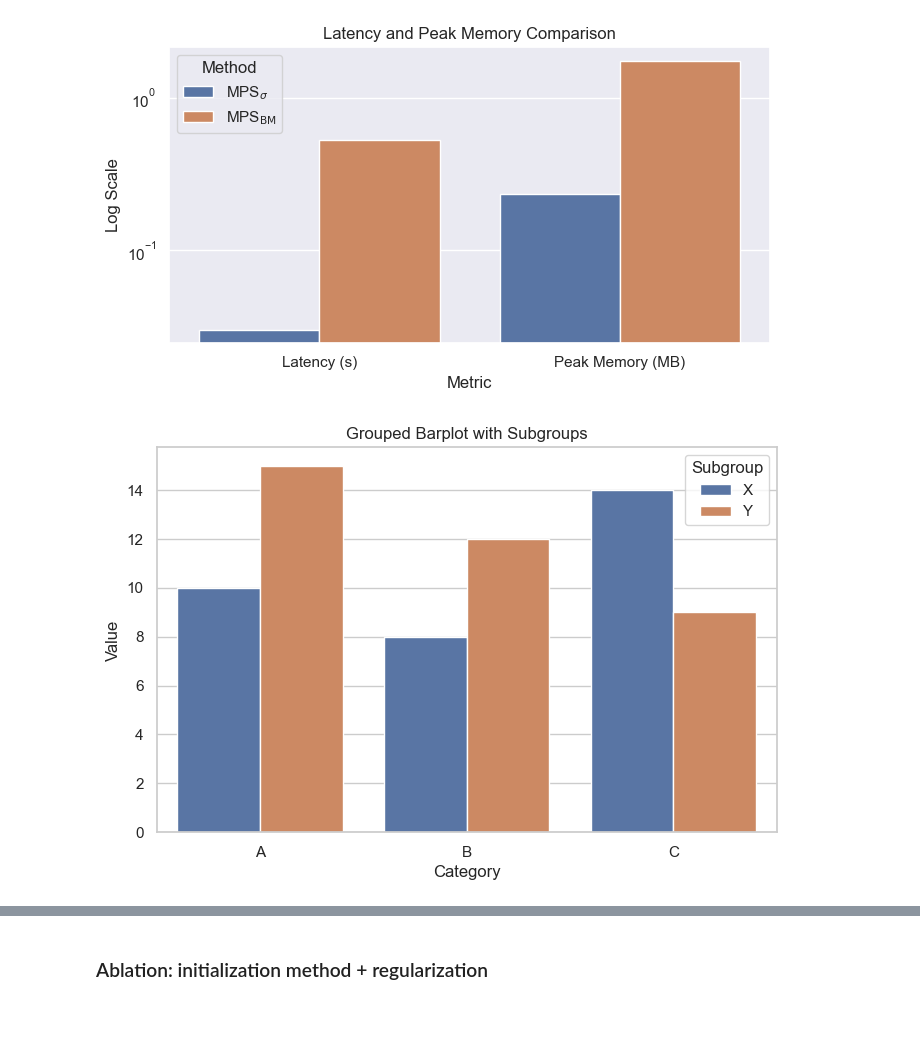
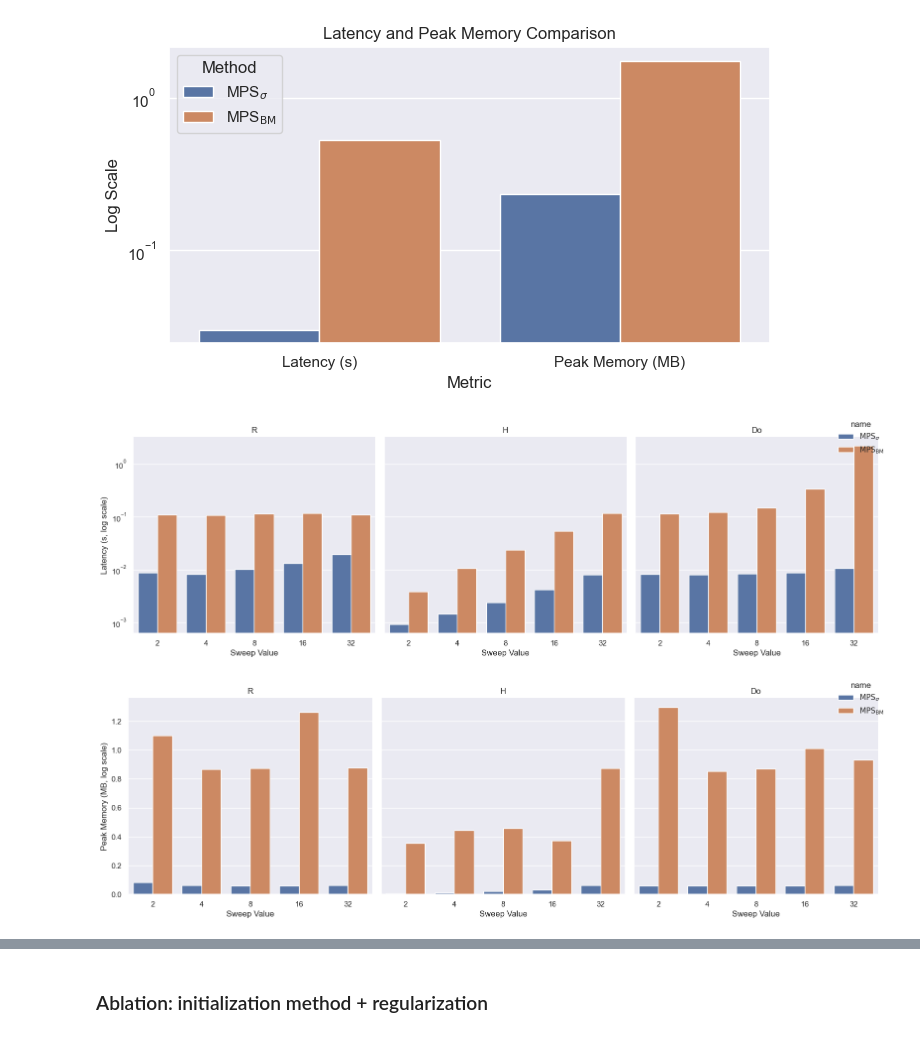
Before and after one commit to marawangamal/ptn, a Jupyter notebook: scripts/results.ipynb, the cells around one changed output, grey strips where cells are left out. Drawn from its saved outputs; the diff is of its cells as text; code cells hidden in the pictures.

Commit message:
Update results

```diff
--- a/scripts/results.ipynb
+++ b/scripts/results.ipynb
@@ -557,21 +557,55 @@ plt.show()
 # %%
 import seaborn as sns
 import matplotlib.pyplot as plt
 import pandas as pd
 
+# Load results
+df = pd.read_csv("../results/sweep.csv")
+
+# Map method names to LaTeX
+name_map = {
+    "mps_sigma": r"$\mathrm{MPS}_\sigma$",
+    "mps_bm": r"$\mathrm{MPS}_{\mathrm{BM}}$",
+}
+df["name"] = df["name"].replace(name_map)
+
 sns.set_theme()
 
-# Sample Data
-data = {
-    'Category': ['A', 'A', 'B', 'B', 'C', 'C'],
-    'Subgroup': ['X', 'Y', 'X', 'Y', 'X', 'Y'],
-    'Value': [10, 15, 8, 12, 14, 9]
-}
-df = pd.DataFrame(data)
+# Plot latency with log scale
+g1 = sns.catplot(
+    data=df,
+    hue="name",
+    col="sweep_type",
+    x="sweep_value",
+    y="latency",
+    kind="bar"
+)
+for ax in g1.axes.flat:
+    ax.set_yscale("log")
+g1.set_titles("{col_name}")
+g1.set_axis_labels("Sweep Value", "Latency (s, log scale)")
+g1._legend.set_bbox_to_anchor((1, 1))
+g1._legend.set_loc("upper right")
+plt.tight_layout()
+plt.show()
 
-plt.figure(figsize=(8, 5))
-sns.barplot(x='Category', y='Value', hue='Subgroup', data=df)
-plt.title('Grouped Barplot with Subgroups')
+# Plot peak memory with log scale
+g2 = sns.catplot(
+    data=df,
+    hue="name",
+    col="sweep_type",
+    x="sweep_value",
+    y="peak_memory_MB",
+    kind="bar"
+)
+# for ax in g2.axes.flat:
+#     ax.set_yscale("log")
+g2.set_titles("{col_name}")
+g2.set_axis_labels("Sweep Value", "Peak Memory (MB, log scale)")
+g2._legend.set_bbox_to_anchor((1, 1))
+g2._legend.set_loc("upper right")
+plt.tight_layout()
 plt.show()
 # %% [output]
-[figure, old version]
+[figure, new version]
+[figure, added]
```
Also changed, not shown: parts of 2 cells of this notebook, 15 other files.
